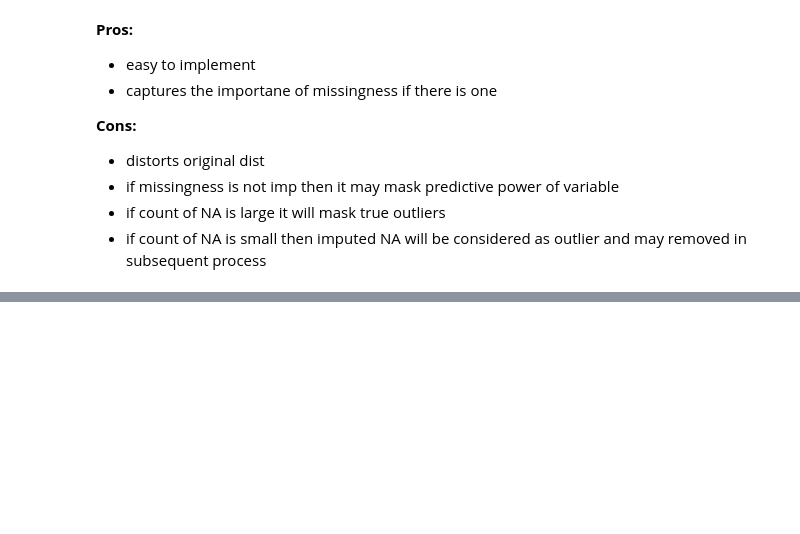
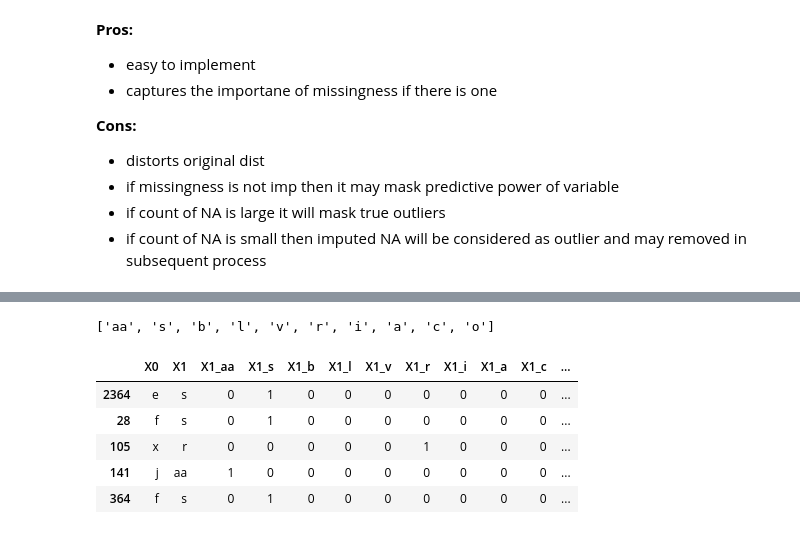
Before and after one commit to ashishyadav2/Data-Science, a Jupyter notebook: Notebooks/handling_missing_values.ipynb, the cells around one changed output, grey strips where cells are left out. Saved outputs shown, nothing was run; the diff lists cells and outputs as text; code cells hidden in the pictures; blank space fills up the shorter version.

```diff
--- a/Notebooks/handling_missing_values.ipynb
+++ b/Notebooks/handling_missing_values.ipynb
@@ -405,0 +619,4 @@ sns.boxplot(df.Age_end_distribution,orient='h')
+# %%
+path = os.path.join('G:\Ashish Yadav\Backup Google Drive\Documents-Lecture\Github\Data-Science\Datasets')
+df = pd.read_csv(os.path.join(path,'mercedes.csv'),usecols=['X0','X1'])
+df.head()
@@ -405,0 +630,18 @@ sns.boxplot(df.Age_end_distribution,orient='h')
+# %%
+lst_10 = list(df['X1'].value_counts()[:10].index)
+# %%
+lst_10
+# %% [output]
+['aa', 's', 'b', 'l', 'v', 'r', 'i', 'a', 'c', 'o']
+# %%
+for category in lst_10:
+    df['X1_'+category] = np.where(df['X1']==category,1,0)
+# %%
+df.sample(5)
+# %% [output]
+|  | X0 | X1 | X1_aa | X1_s | X1_b | X1_l | X1_v | X1_r | X1_i | X1_a | X1_c | ... |
+| 2364 | e | s | 0 | 1 | 0 | 0 | 0 | 0 | 0 | 0 | 0 | ... |
+| 28 | f | s | 0 | 1 | 0 | 0 | 0 | 0 | 0 | 0 | 0 | ... |
+| 105 | x | r | 0 | 0 | 0 | 0 | 0 | 1 | 0 | 0 | 0 | ... |
+| 141 | j | aa | 1 | 0 | 0 | 0 | 0 | 0 | 0 | 0 | 0 | ... |
+| 364 | f | s | 0 | 1 | 0 | 0 | 0 | 0 | 0 | 0 | 0 | ... |
```
Also changed, not shown: parts of 103 cells of this notebook, 1 other file.
